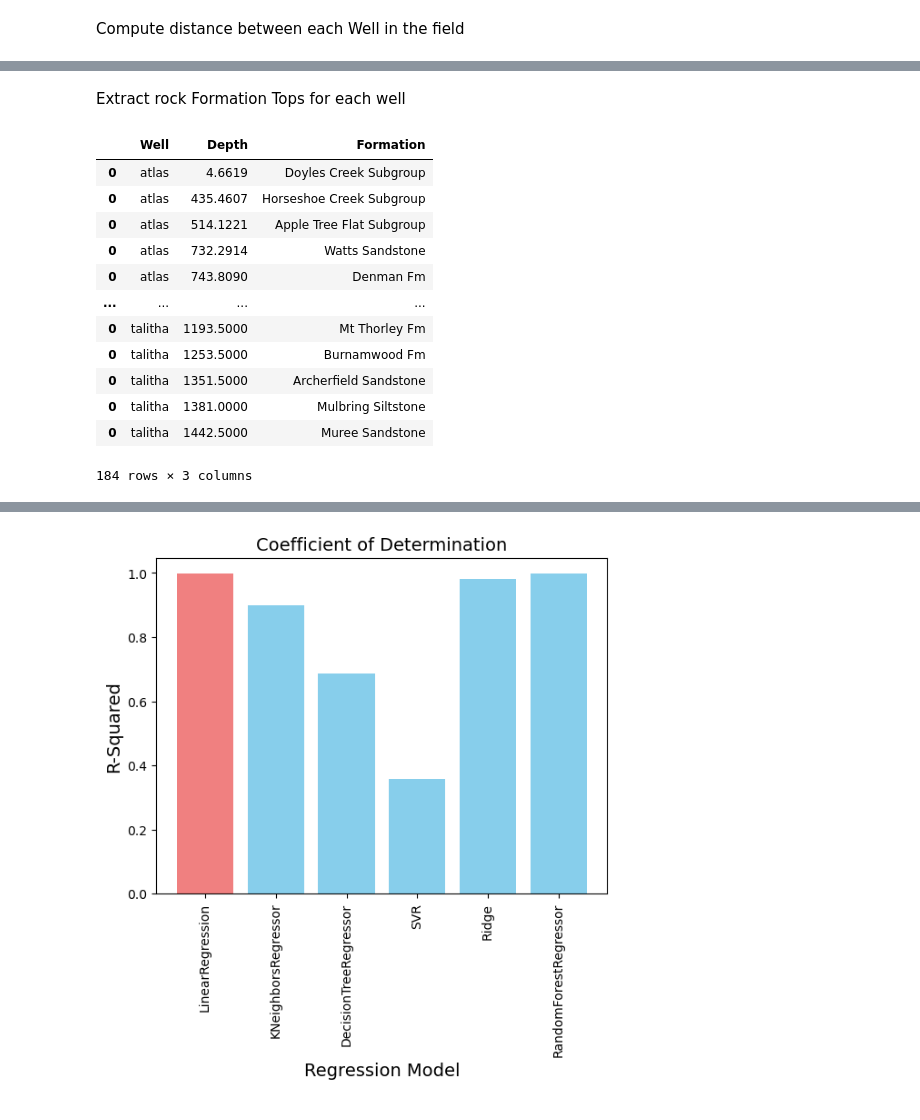
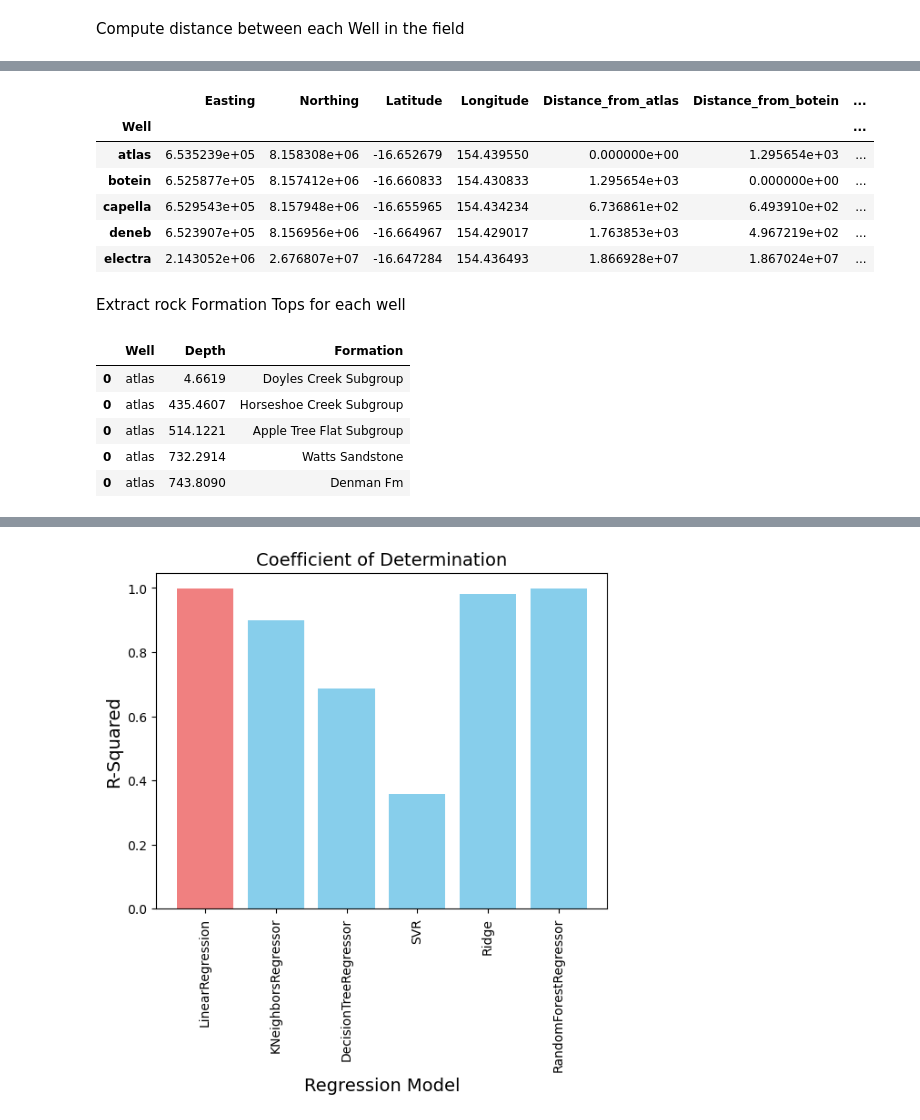
Before and after one commit to madarahr/petrophysics-project, a Jupyter notebook: formationDepth_prediction.ipynb, the cells around one changed output, grey strips where cells are left out. Cells and saved outputs as stored; diff of their text form; code cells hidden in the pictures.

```diff
--- a/formationDepth_prediction.ipynb
+++ b/formationDepth_prediction.ipynb
@@ -266,3 +263,13 @@ wellDistance
+# %%
+wellDistance.head()
+# %% [output]
+|  | Easting | Northing | Latitude | Longitude | Distance_from_atlas | Distance_from_botein | ... |
+| Well |  |  |  |  |  |  | ... |
+| atlas | 6.535239e+05 | 8.158308e+06 | -16.652679 | 154.439550 | 0.000000e+00 | 1.295654e+03 | ... |
+| botein | 6.525877e+05 | 8.157412e+06 | -16.660833 | 154.430833 | 1.295654e+03 | 0.000000e+00 | ... |
+| capella | 6.529543e+05 | 8.157948e+06 | -16.655965 | 154.434234 | 6.736861e+02 | 6.493910e+02 | ... |
+| deneb | 6.523907e+05 | 8.156956e+06 | -16.664967 | 154.429017 | 1.763853e+03 | 4.967219e+02 | ... |
+| electra | 2.143052e+06 | 2.676807e+07 | -16.647284 | 154.436493 | 1.866928e+07 | 1.867024e+07 | ... |
 # %% [markdown]
 Extract rock Formation Tops for each well
 # %%
@@ -306,21 +313,14 @@ for name in formationTops_list:
 
         formationDF = formation
 # %%
-formationDF
+formationDF.head()
 # %% [output]
 |  | Well | Depth | Formation |
 | 0 | atlas | 4.6619 | Doyles Creek Subgroup |
 | 0 | atlas | 435.4607 | Horseshoe Creek Subgroup |
 | 0 | atlas | 514.1221 | Apple Tree Flat Subgroup |
 | 0 | atlas | 732.2914 | Watts Sandstone |
 | 0 | atlas | 743.8090 | Denman Fm |
-| ... | ... | ... | ... |
-| 0 | talitha | 1193.5000 | Mt Thorley Fm |
-| 0 | talitha | 1253.5000 | Burnamwood Fm |
-| 0 | talitha | 1351.5000 | Archerfield Sandstone |
-| 0 | talitha | 1381.0000 | Mulbring Siltstone |
-| 0 | talitha | 1442.5000 | Muree Sandstone |
-184 rows × 3 columns
 # %%
 #Merge the formation tops and coordinates
 wellFormationTops = pd.merge(wellDistance,formationDF, on='Well', how='inner')
```
Also changed, not shown: parts of 15 cells of this notebook.
